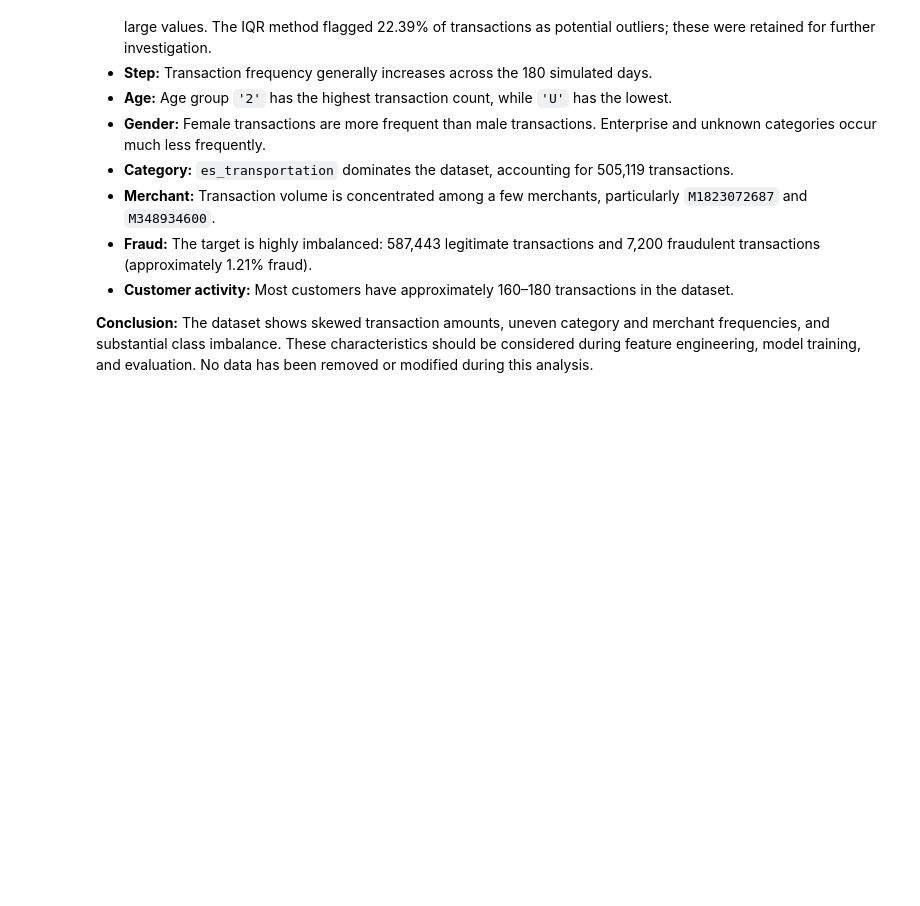
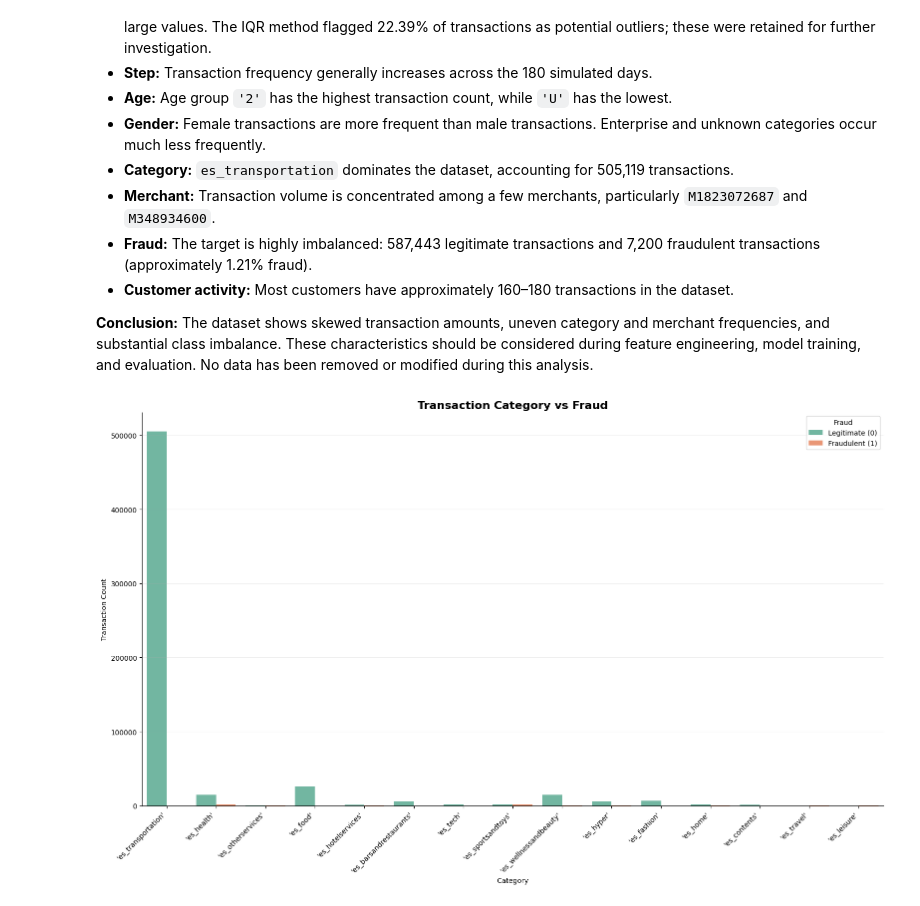
Before and after one commit to Ashwini8686/financial-transaction-fraud-detection, a Jupyter notebook: Notebook/Fraud_detection.ipynb, the cells around one changed output. Saved outputs shown, nothing was run; the diff lists cells and outputs as text; code cells hidden in the pictures; blank space fills up the shorter version.

```diff
--- a/Notebook/Fraud_detection.ipynb
+++ b/Notebook/Fraud_detection.ipynb
@@ -647,0 +650,22 @@ A small number of customers have substantially fewer or more transactions than t
+# %%
+plt.figure(figsize=(16, 10))
+
+ax = sns.countplot(
+    data=df,
+    x="category",
+    hue="fraud",
+    palette="Set2"
+)
+
+plt.title("Transaction Category vs Fraud",
+          fontsize=16, fontweight="bold")
+plt.xlabel("Category")
+plt.ylabel("Transaction Count")
+plt.xticks(rotation=45, ha="right")
+plt.legend(title="Fraud", labels=["Legitimate (0)", "Fraudulent (1)"])
+plt.grid(axis="y", alpha=0.2)
+sns.despine()
+plt.tight_layout()
+plt.show()
+# %% [output]
+[figure, added]
```
Also changed, not shown: parts of 28 cells of this notebook.
